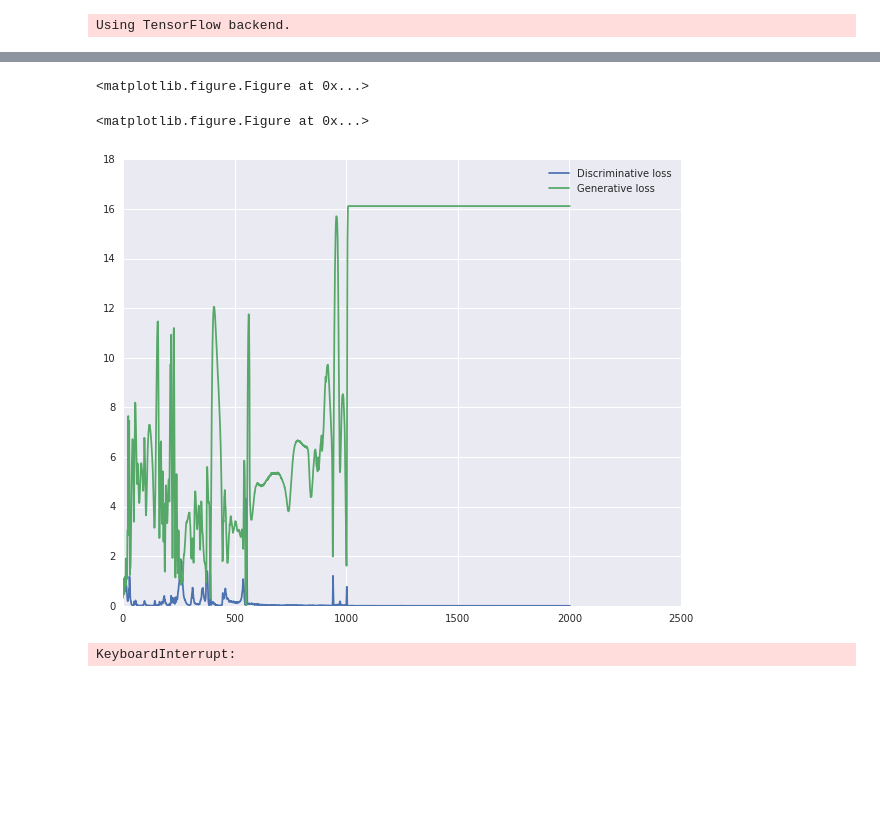
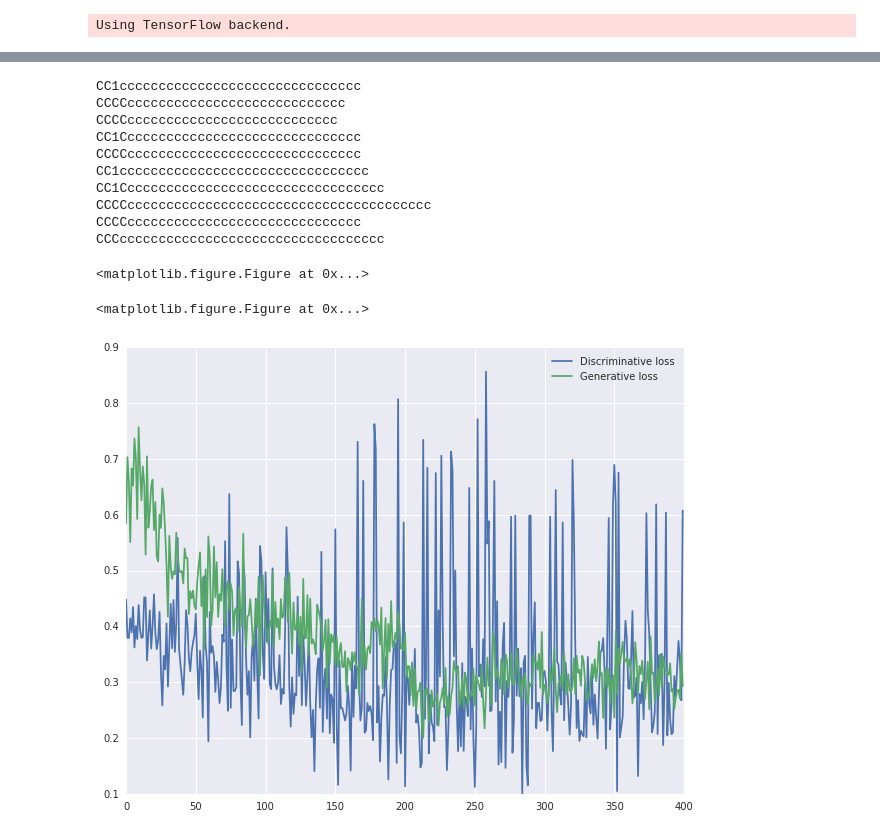
Before and after one commit to maxhodak/keras-molecules, a Jupyter notebook: SMILES_GAN.ipynb, the cells around one changed output, grey strips where cells are left out. Saved outputs shown, nothing was run; the diff lists cells and outputs as text; code cells hidden in the pictures; blank space fills up the shorter version.

```diff
--- a/SMILES_GAN.ipynb
+++ b/SMILES_GAN.ipynb
@@ -43,10 +43,9 @@ def make_trainable(net, val):
     for l in net.layers:
         l.trainable = val
 # %%
-opt = Adam(lr = 1e-3)
-
 g_input = Input(shape = [100])
 H = RepeatVector(120, input_shape=(100,))(g_input)
+H = LSTM(256, return_sequences = True)(H)
 H = LSTM(256, return_sequences = True)(H)
 H = LSTM(120, return_sequences = True)(H)
 H = Dropout(0.2)(H)
@@ -54,20 +53,20 @@ g_V = TimeDistributed(Dense(charset.shape[0], activation='softmax'))(H)
 
 generator = Model(g_input, g_V)
 generator.compile(
-    optimizer = opt,
+    optimizer = 'adam',
     loss = 'categorical_crossentropy'
 )
 # print(generator.summary())
 
 d_input = Input(shape = [120, charset.shape[0]])
-H = LSTM(128, return_sequences=True)(d_input)
+H = LSTM(64, return_sequences=True)(d_input)
+H = LSTM(64)(d_input)
 H = Dropout(0.6)(H)
-H = Flatten()(H)
 d_V = Dense(2, activation = 'softmax')(H)
 
 discriminator = Model(d_input, d_V)
 discriminator.compile(
-    optimizer = opt,
+    optimizer = 'sgd',
     loss = 'categorical_crossentropy'
 )
 # print(discriminator.summary())
@@ -79,8 +78,8 @@ H = generator(gan_input)
 gan_V = discriminator(H)
 GAN = Model(gan_input, gan_V)
 GAN.compile(
-    loss = 'categorical_crossentropy',
-    optimizer = opt
+    optimizer = 'adam',
+    loss = 'categorical_crossentropy'
 )
 GAN.summary()
 # %% [output]
@@ -128,11 +123,10 @@ Accuracy: 100.00 percent (20000 of 20000) right
 # %%
-# set up loss storage vector
 losses = {"d":[], "g":[]}
 
 def pretrain(n_pretrain = 1e6, nb_epoch = 20, batch_size = 512):
     make_trainable(discriminator, False)
     smiles_batch = data_train[np.random.choice(data_train.shape[0], size = n_pretrain)]
-    noise_gen = np.random.uniform(0, 1, size=[n_pretrain, 100])
+    noise_gen = np.random.normal(0, 1, size=[n_pretrain, 100])
     generator.fit(
         noise_gen,
         smiles_batch,
@@ -146,27 +140,29 @@ def pretrain(n_pretrain = 1e6, nb_epoch = 20, batch_size = 512):
 
 def train_for_epochs(nb_epoch = 5000, plt_frq = 25, BATCH_SIZE = 32):
     for e in tqdm(range(nb_epoch)):
-        # Make generative smiles
-        # print("Generating...")
+        # Generate smiles
         smiles_batch = data_train[np.random.choice(data_train.shape[0] - 1, size = BATCH_SIZE)]
-        noise_gen = np.random.uniform(0, 1, size=[BATCH_SIZE, 100])
+        noise_gen = np.random.normal(0, 1, size=[BATCH_SIZE, 100])
         generated = generator.predict(noise_gen)
 
-        # Train discriminator on generated smiles
+        # Train discriminator
         X = np.concatenate((smiles_batch, generated))
         y = np.zeros([2*BATCH_SIZE, 2])
-        y[0:BATCH_SIZE, 1] = 1
-        y[BATCH_SIZE:, 0] = 1
+        if np.random.normal(0, 1) < 0.9:
+            y[0:BATCH_SIZE, 1] = np.random.normal(0.9, 0.1)
+            y[BATCH_SIZE:, 0] = np.random.normal(0.2, 0.1)
+        else:
+            y[0:BATCH_SIZE, 0] = np.random.normal(0.9, 0.1)
+            y[BATCH_SIZE:, 1] = np.random.normal(0.2, 0.1)
 
-        # print("Training discriminator...")
         make_trainable(discriminator, True)
         d_loss = discriminator.train_on_batch(X, y)
         losses["d"].append(d_loss)
 
-        # print("Training Generator-Discriminator stack on input noise to non-generated output class")
+        # Train Generator-Discriminator stack on input noise to non-generated output class
         noise_tr = np.random.uniform(0, 1, size = [BATCH_SIZE, 100])
         y2 = np.zeros([BATCH_SIZE, 2])
-        y2[:,1] = 1
+        y2[:,1] = np.random.normal(0.9, 0.1)
 
         make_trainable(discriminator, False)
         g_loss = GAN.train_on_batch(noise_tr, y2)
@@ -185,8 +187,22 @@ KeyboardInterrupt:
+# %%
+generated = generator.predict(np.random.normal(0, 1, size=[10, 100])).argmax(axis=2)
+for g in generated:
+    print(decode_smiles_from_indexes(g, charset))
+# %% [output]
+CC1ccccccccccccccccccccccccccccccc
+CCCCcccccccccccccccccccccccccccc
+CCCCccccccccccccccccccccccccccc
+CC1Ccccccccccccccccccccccccccccccc
+CCCCcccccccccccccccccccccccccccccc
+CC1cccccccccccccccccccccccccccccccc
+CC1Cccccccccccccccccccccccccccccccccc
+CCCCccccccccccccccccccccccccccccccccccccccc
+CCCCcccccccccccccccccccccccccccccc
+CCCcccccccccccccccccccccccccccccccccc
 # %%
-train_for_epochs(nb_epoch = 4000, plt_frq = 250, BATCH_SIZE = 1024)
+train_for_epochs(nb_epoch = 400, plt_frq = 20, BATCH_SIZE = 512)
 # %% [output]
 <matplotlib.figure.Figure at 0x...>
 <matplotlib.figure.Figure at 0x...>
-[figure, old version]
+[figure, new version]
-KeyboardInterrupt:
 # %%
```
Also changed, not shown: parts of 6 cells of this notebook.
